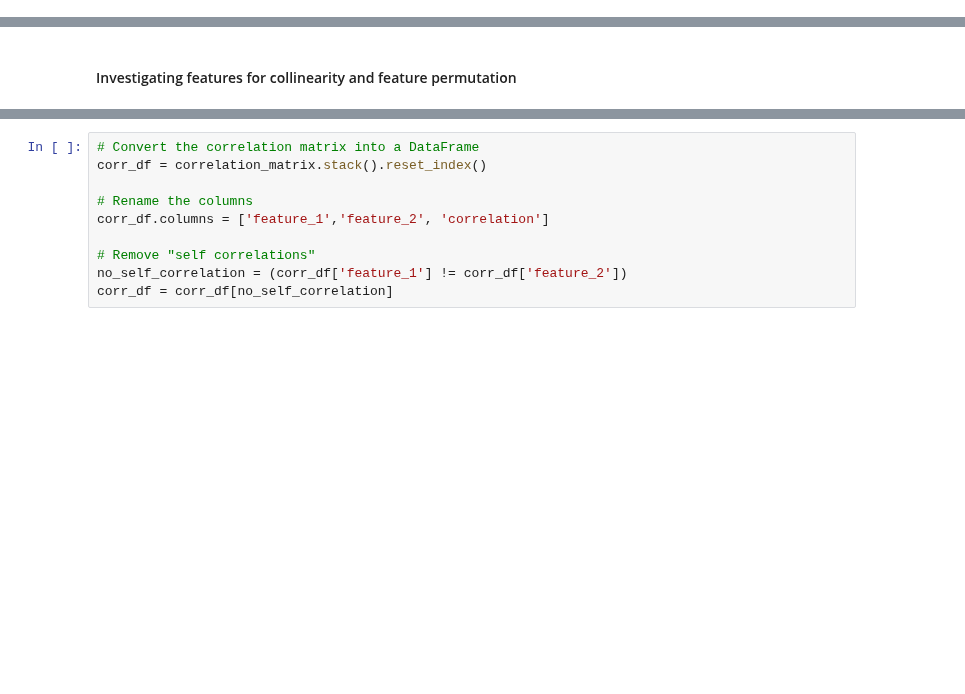
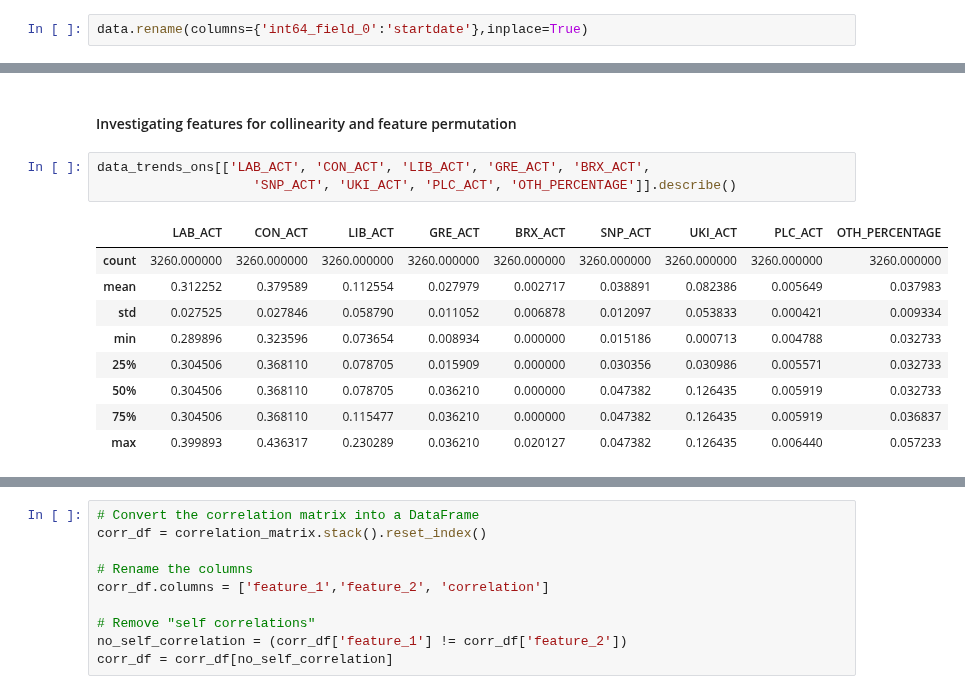
Before and after one commit to oscarhibbert/election-predictor, a Jupyter notebook: notebooks/ns_collinearity.ipynb, the cells around one changed output, grey strips where cells are left out. Cells and saved outputs as stored; diff of their text form; blank space fills up the shorter version.

```diff
--- a/notebooks/ns_collinearity.ipynb
+++ b/notebooks/ns_collinearity.ipynb
@@ -32 +49,3 @@ bq_cleaned_dataset = os.environ['BQ_CLEANED_DATASET']
+# %%
+data.rename(columns={'int64_field_0':'startdate'},inplace=True)
 # %%
@@ -462,4 +454,17 @@ Epoch 1000/1000
 # %% [markdown]
 #### Investigating features for collinearity and feature permutation
+# %%
+data_trends_ons[['LAB_ACT', 'CON_ACT', 'LIB_ACT', 'GRE_ACT', 'BRX_ACT',
+                    'SNP_ACT', 'UKI_ACT', 'PLC_ACT', 'OTH_PERCENTAGE']].describe()
+# %% [output]
+|  | LAB_ACT | CON_ACT | LIB_ACT | GRE_ACT | BRX_ACT | SNP_ACT | UKI_ACT | PLC_ACT | OTH_PERCENTAGE |
+| count | 3260.000000 | 3260.000000 | 3260.000000 | 3260.000000 | 3260.000000 | 3260.000000 | 3260.000000 | 3260.000000 | 3260.000000 |
+| mean | 0.312252 | 0.379589 | 0.112554 | 0.027979 | 0.002717 | 0.038891 | 0.082386 | 0.005649 | 0.037983 |
+| std | 0.027525 | 0.027846 | 0.058790 | 0.011052 | 0.006878 | 0.012097 | 0.053833 | 0.000421 | 0.009334 |
+| min | 0.289896 | 0.323596 | 0.073654 | 0.008934 | 0.000000 | 0.015186 | 0.000713 | 0.004788 | 0.032733 |
+| 25% | 0.304506 | 0.368110 | 0.078705 | 0.015909 | 0.000000 | 0.030356 | 0.030986 | 0.005571 | 0.032733 |
+| 50% | 0.304506 | 0.368110 | 0.078705 | 0.036210 | 0.000000 | 0.047382 | 0.126435 | 0.005919 | 0.032733 |
+| 75% | 0.304506 | 0.368110 | 0.115477 | 0.036210 | 0.000000 | 0.047382 | 0.126435 | 0.005919 | 0.036837 |
+| max | 0.399893 | 0.436317 | 0.230289 | 0.036210 | 0.020127 | 0.047382 | 0.126435 | 0.006440 | 0.057233 |
 # %%
 # Heatmap of pairwise correlations
```
Also changed, not shown: parts of 31 cells of this notebook.
